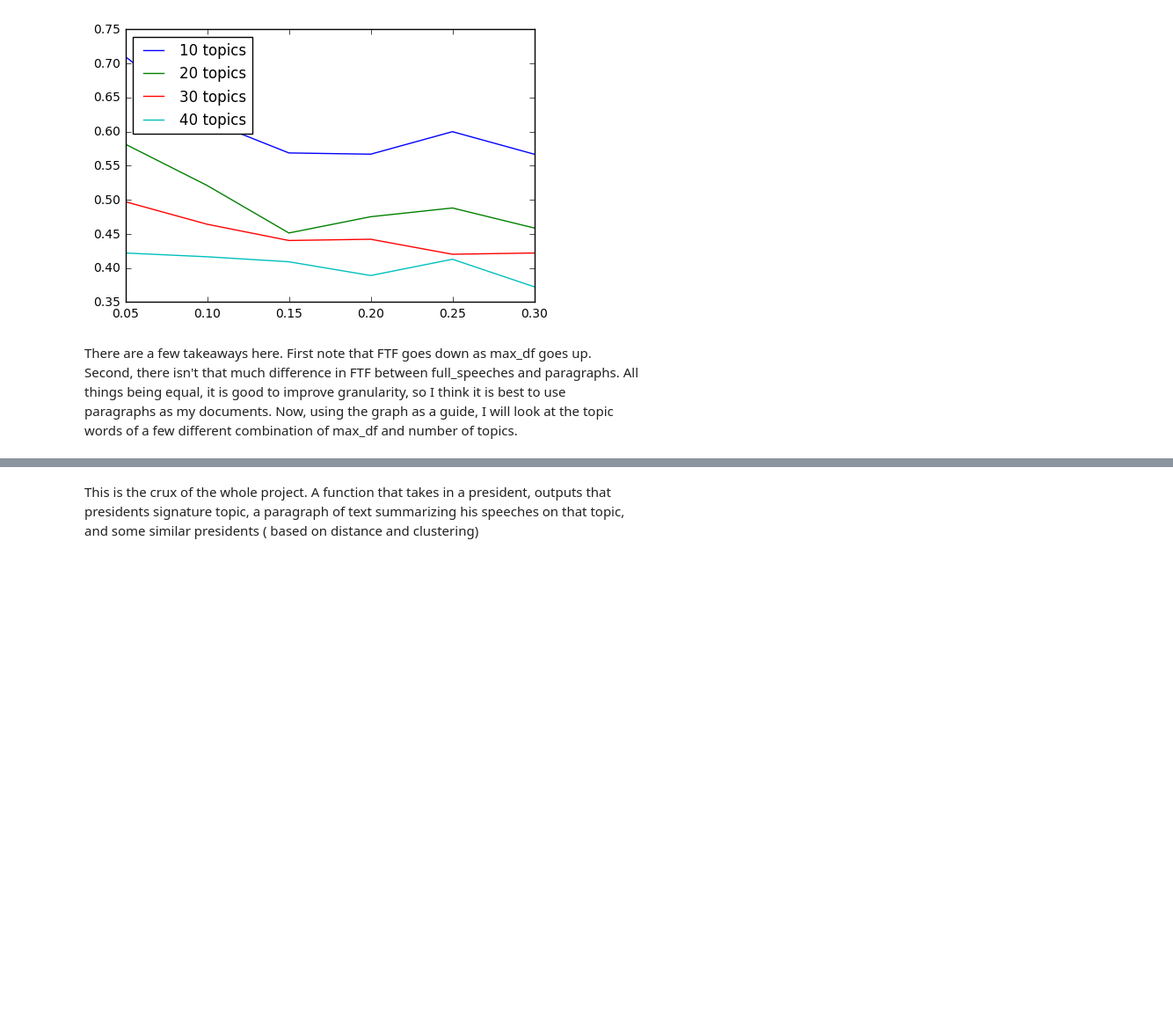
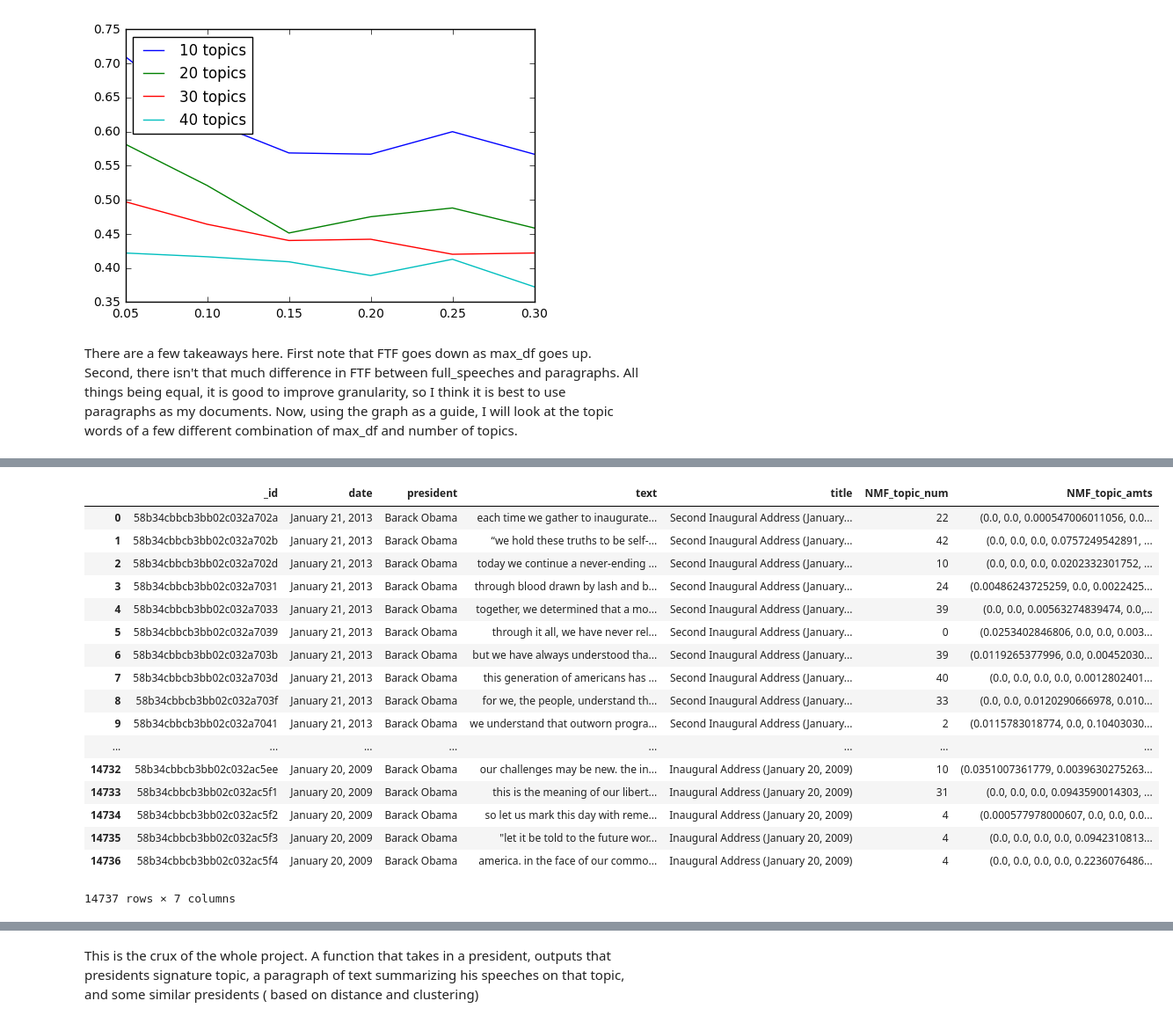
Before and after one commit to needurlrak/Presidential-Speeches-Throughout-History, a Jupyter notebook: gridsearchNMF.ipynb, the cells around one changed output, grey strips where cells are left out. Shown at 88% size. Drawn from its saved outputs; the diff is of its cells as text; code cells hidden in the pictures; blank space fills up the shorter version.

```diff
--- a/gridsearchNMF.ipynb
+++ b/gridsearchNMF.ipynb
@@ -328,6 +306,27 @@ tups = df_pars.groupby('president').agg({
     'NMF_topic_num': num_freqs_tup
     })['NMF_topic_num']
 metricthing = sum(list(zip(*tups))[0])/sum(list(zip(*tups))[1])
+# %%
+df_pars
+# %% [output]
+|  | _id | date | president | text | title | NMF_topic_num | NMF_topic_amts |
+| 0 | 58b34cbbcb3bb02c032a702a | January 21, 2013 | Barack Obama | each time we gather to inaugurate... | Second Inaugural Address (January... | 22 | (0.0, 0.0, 0.000547006011056, 0.0... |
+| 1 | 58b34cbbcb3bb02c032a702b | January 21, 2013 | Barack Obama | “we hold these truths to be self-... | Second Inaugural Address (January... | 42 | (0.0, 0.0, 0.0, 0.0757249542891, ... |
+| 2 | 58b34cbbcb3bb02c032a702d | January 21, 2013 | Barack Obama | today we continue a never-ending ... | Second Inaugural Address (January... | 10 | (0.0, 0.0, 0.0, 0.0202332301752, ... |
+| 3 | 58b34cbbcb3bb02c032a7031 | January 21, 2013 | Barack Obama | through blood drawn by lash and b... | Second Inaugural Address (January... | 24 | (0.00486243725259, 0.0, 0.0022425... |
+| 4 | 58b34cbbcb3bb02c032a7033 | January 21, 2013 | Barack Obama | together, we determined that a mo... | Second Inaugural Address (January... | 39 | (0.0, 0.0, 0.00563274839474, 0.0,... |
+| 5 | 58b34cbbcb3bb02c032a7039 | January 21, 2013 | Barack Obama | through it all, we have never rel... | Second Inaugural Address (January... | 0 | (0.0253402846806, 0.0, 0.0, 0.003... |
+| 6 | 58b34cbbcb3bb02c032a703b | January 21, 2013 | Barack Obama | but we have always understood tha... | Second Inaugural Address (January... | 39 | (0.0119265377996, 0.0, 0.00452030... |
+| 7 | 58b34cbbcb3bb02c032a703d | January 21, 2013 | Barack Obama | this generation of americans has ... | Second Inaugural Address (January... | 40 | (0.0, 0.0, 0.0, 0.0, 0.0012802401... |
+| 8 | 58b34cbbcb3bb02c032a703f | January 21, 2013 | Barack Obama | for we, the people, understand th... | Second Inaugural Address (January... | 33 | (0.0, 0.0, 0.0120290666978, 0.010... |
+| 9 | 58b34cbbcb3bb02c032a7041 | January 21, 2013 | Barack Obama | we understand that outworn progra... | Second Inaugural Address (January... | 2 | (0.0115783018774, 0.0, 0.10403030... |
+| ... | ... | ... | ... | ... | ... | ... | ... |
+| 14732 | 58b34cbbcb3bb02c032ac5ee | January 20, 2009 | Barack Obama | our challenges may be new. the in... | Inaugural Address (January 20, 2009) | 10 | (0.0351007361779, 0.0039630275263... |
+| 14733 | 58b34cbbcb3bb02c032ac5f1 | January 20, 2009 | Barack Obama | this is the meaning of our libert... | Inaugural Address (January 20, 2009) | 31 | (0.0, 0.0, 0.0, 0.0943590014303, ... |
+| 14734 | 58b34cbbcb3bb02c032ac5f2 | January 20, 2009 | Barack Obama | so let us mark this day with reme... | Inaugural Address (January 20, 2009) | 4 | (0.000577978000607, 0.0, 0.0, 0.0... |
+| 14735 | 58b34cbbcb3bb02c032ac5f3 | January 20, 2009 | Barack Obama | "let it be told to the future wor... | Inaugural Address (January 20, 2009) | 4 | (0.0, 0.0, 0.0, 0.0, 0.0942310813... |
+| 14736 | 58b34cbbcb3bb02c032ac5f4 | January 20, 2009 | Barack Obama | america. in the face of our commo... | Inaugural Address (January 20, 2009) | 4 | (0.0, 0.0, 0.0, 0.0, 0.2236076486... |
+14737 rows × 7 columns
 # %%
 okeydoke = df_pars.groupby('president', as_index = False).agg({
     'NMF_topic_num': series_to_list,
```
Also changed, not shown: parts of 28 cells of this notebook.
